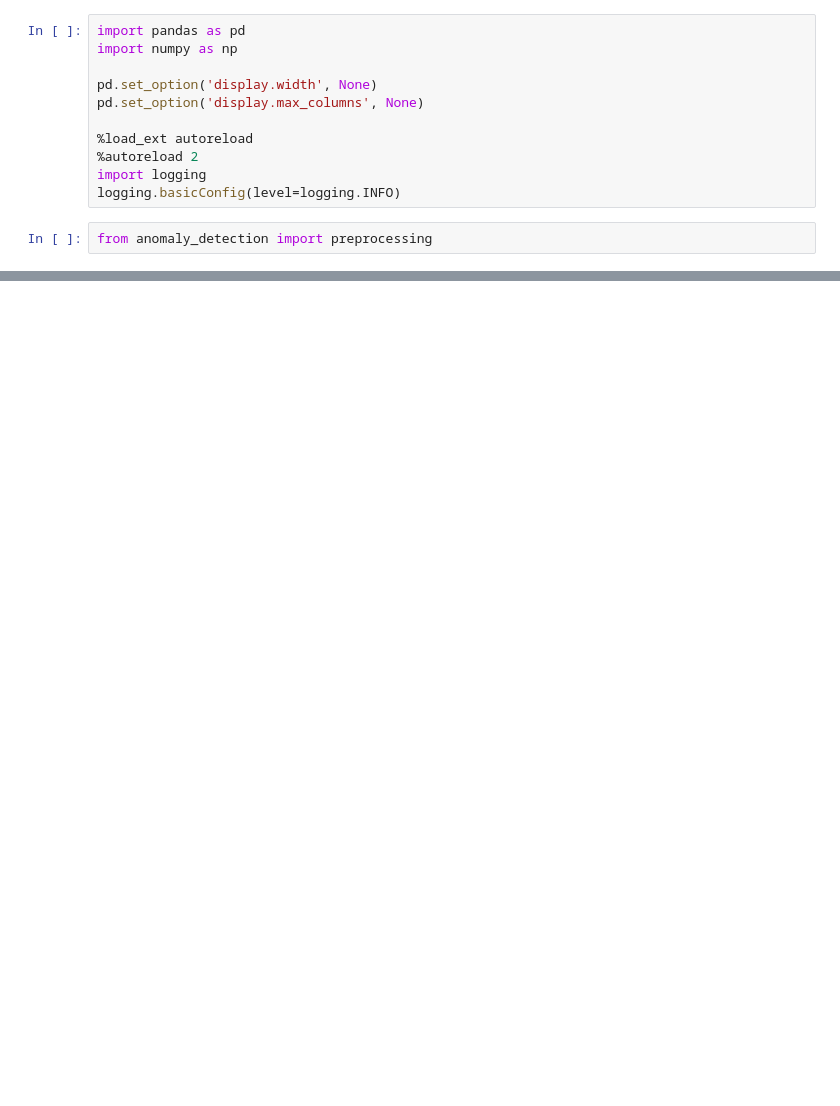
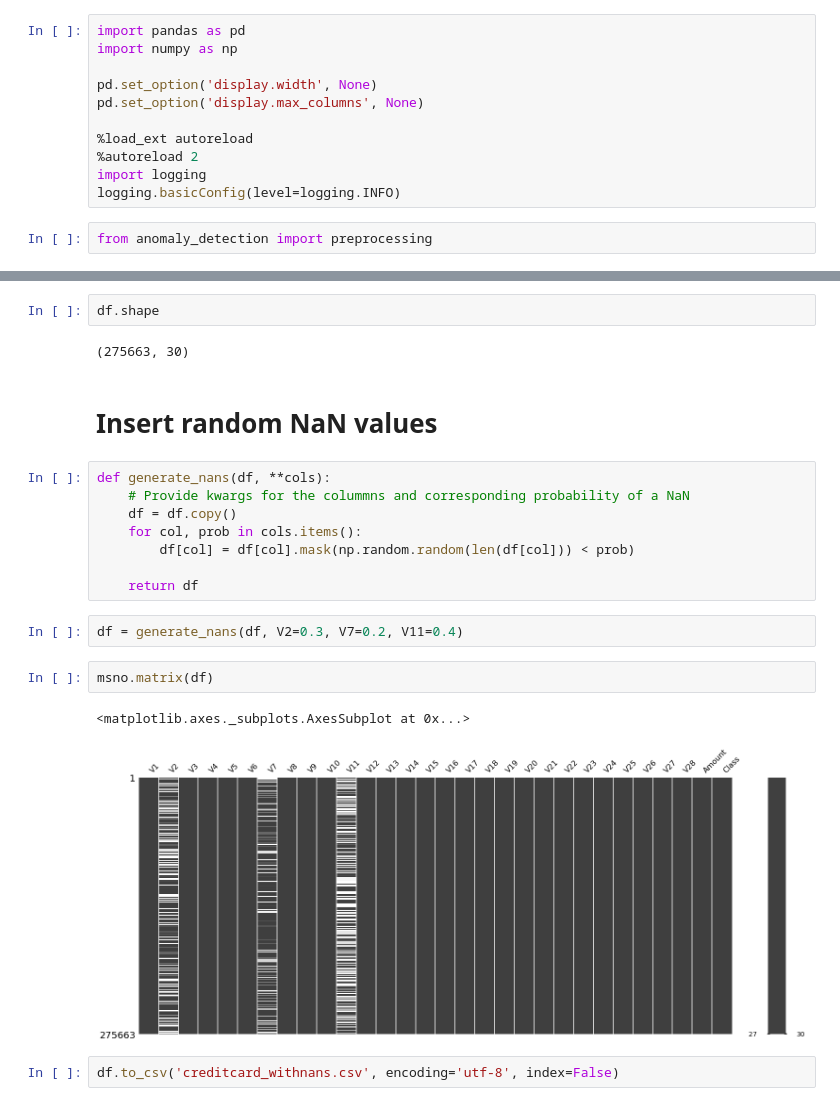
Before and after one commit to NielsHoogeveen1990/Creditcard-fraud-detection, a Jupyter notebook: notebooks/Test packages.ipynb, the cells around one changed output, grey strips where cells are left out. Drawn from its saved outputs; the diff is of its cells as text; blank space fills up the shorter version.

Commit message:
Added transformers and plots.

```diff
--- a/notebooks/Test packages.ipynb
+++ b/notebooks/Test packages.ipynb
@@ -26,0 +27,23 @@ df.head()
+# %%
+df.shape
+# %% [output]
+(275663, 30)
+# %% [markdown]
+# Insert random NaN values
+# %%
+def generate_nans(df, **cols):
+    # Provide kwargs for the colummns and corresponding probability of a NaN
+    df = df.copy()
+    for col, prob in cols.items():
+        df[col] = df[col].mask(np.random.random(len(df[col])) < prob)
+
+    return df
+# %%
+df = generate_nans(df, V2=0.3, V7=0.2, V11=0.4)
+# %%
+msno.matrix(df)
+# %% [output]
+<matplotlib.axes._subplots.AxesSubplot at 0x...>
+[figure, added]
+# %%
+df.to_csv('creditcard_withnans.csv', encoding='utf-8', index=False)
```
Also changed, not shown: parts of 2 cells of this notebook, 17 other files.
